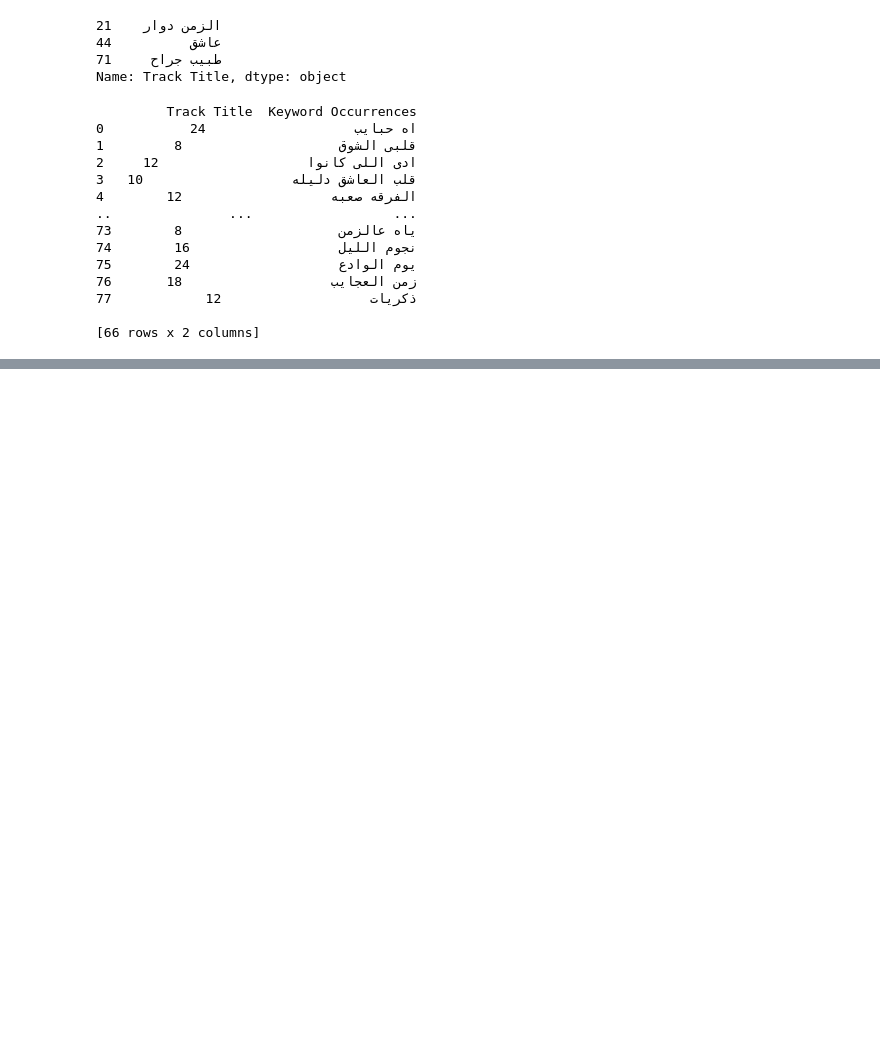
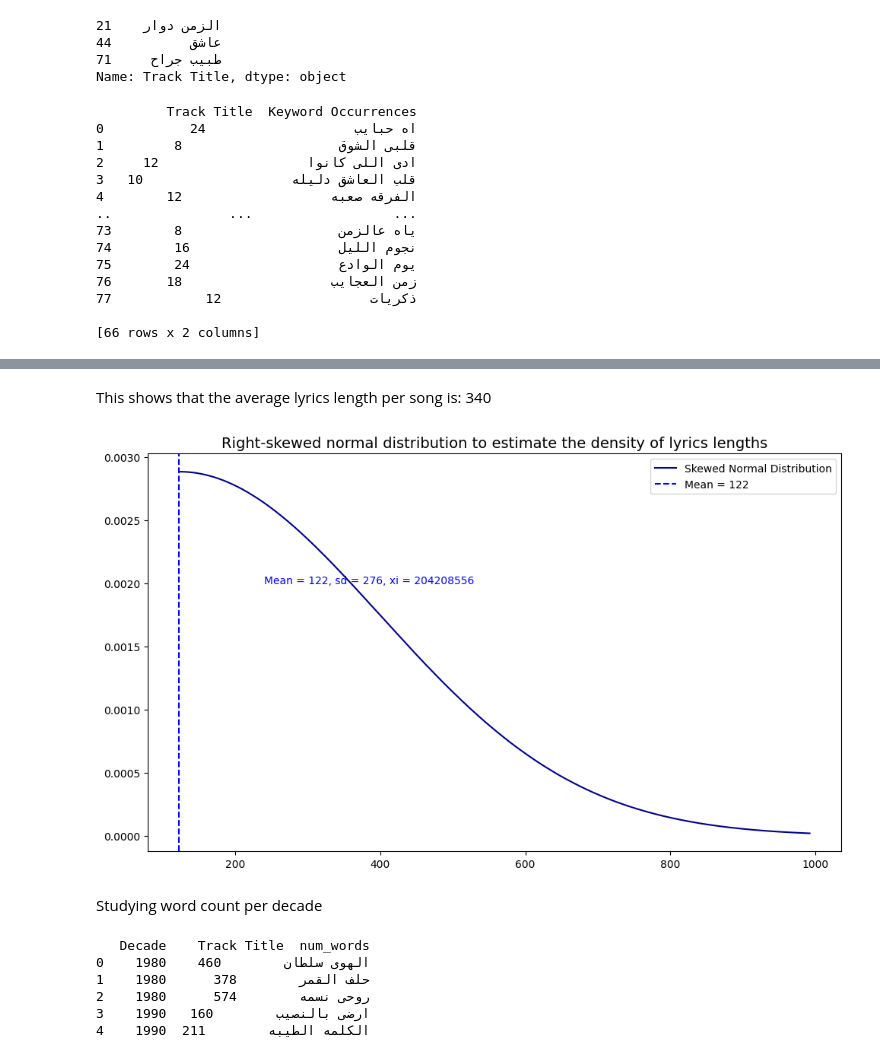
Before and after one commit to YoussefMohAttia/Arabic-Lyrics-Analysis-LLM, a Jupyter notebook: Preprocessing.ipynb, the cells around one changed output, grey strips where cells are left out. Cells and saved outputs as stored; diff of their text form; code cells hidden in the pictures; blank space fills up the shorter version.

```diff
--- a/Preprocessing.ipynb
+++ b/Preprocessing.ipynb
@@ -229,0 +286,11 @@ print(filtered_songs[['Track Title', 'Keyword Occurrences']])
+# %%
+
+# Group by 'Song' and calculate the number of words
+data['num_words'] = data.groupby('Track Title')['Track Lyrics'].transform(lambda x: x.str.split().str.len().sum())
+
+# Select relevant columns, drop duplicates, and sort by 'num_words' in descending order
+full_word_count = (
+    data[['Track Title', 'num_words', 'Release year', 'Composer', 'Lyricist']]
+    .drop_duplicates()
+    .sort_values(by='num_words', ascending=False)
+)
@@ -229,0 +452,68 @@ print(filtered_songs[['Track Title', 'Keyword Occurrences']])
+# %% [markdown]
+This shows that the average lyrics length per song is:  340
+# %%
+import matplotlib.pyplot as plt
+import numpy as np
+from scipy.stats import skewnorm
+
+# Generate x values for the distribution
+x = np.linspace(lyrics_len_dist['num_words'].min(), lyrics_len_dist['num_words'].max(), 1000)
+
+# Extract parameters from the fitted distribution
+shape, loc, scale = param_dist
+
+# Calculate the skewed normal density
+y = skewnorm.pdf(x, shape, loc, scale)
+
+# Create the plot
+plt.figure(figsize=(10, 6))
+plt.plot(x, y, color="darkblue", label="Skewed Normal Distribution")
+
+# Add a vertical line for the mean
+mean_value = loc
+plt.axvline(mean_value, color="blue", linestyle="dashed", label=f"Mean = {int(mean_value)}")
+
+# Add text annotation for the parameters
+plt.text(
+    530, 0.002,
+    f"Mean = {int(mean_value)}, sd = {int(scale)}, xi = {int(shape)}",
+    color="blue", fontsize=10, ha="right"
+)
+
+# Customize the plot
+plt.title("Right-skewed normal distribution to estimate the density of lyrics lengths", fontsize=14)
+plt.xlabel("")
+plt.ylabel("")
+plt.legend()
+plt.tight_layout()
+
+# Show the plot
+plt.show()
+# %% [output]
+[figure, added]
+# %% [markdown]
+Studying word count per decade
+# %%
+# Add a 'Decade' column based on the release year
+data['Decade'] = (data['Release year'] // 10) * 10
+
+# Calculate word count per song grouped by decade
+full_word_count_decade = (
+    data[['Track Title', 'Decade', 'Track Lyrics']]
+    .assign(Word=lambda df: df['Track Lyrics'].str.split())
+    .explode('Word')
+    .groupby(['Decade', 'Track Title'])
+    .size()
+    .reset_index(name='num_words')
+    .drop_duplicates()
+)
+
+# Display the result
+print(full_word_count_decade.head())
+# %% [output]
+   Decade    Track Title  num_words
+0    1980    الهوى سلطان        460
+1    1980      حلف القمر        378
+2    1980      روحى نسمه        574
+3    1990   ارضى بالنصيب        160
+4    1990  الكلمه الطيبه        211
```
Also changed, not shown: parts of 21 cells of this notebook.
